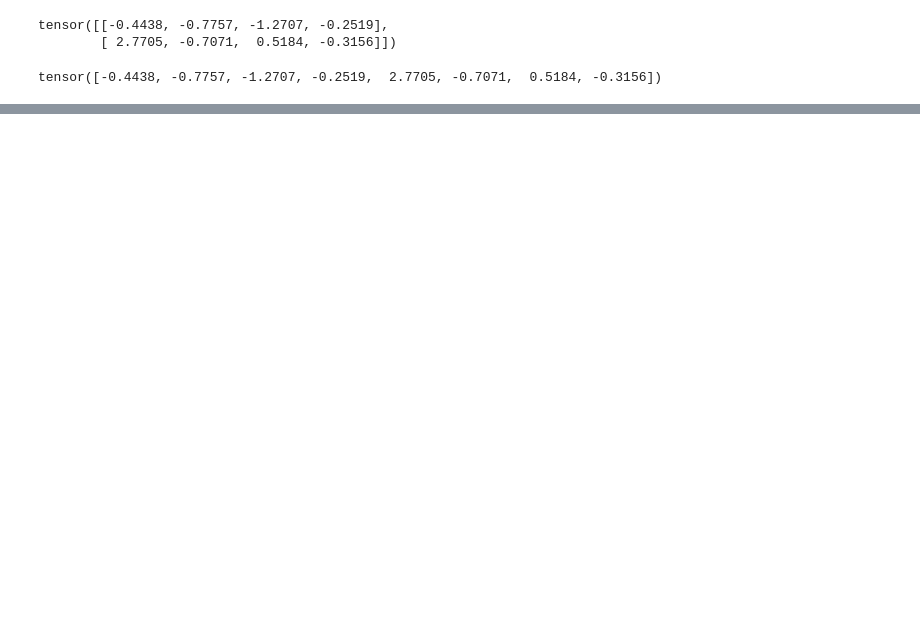
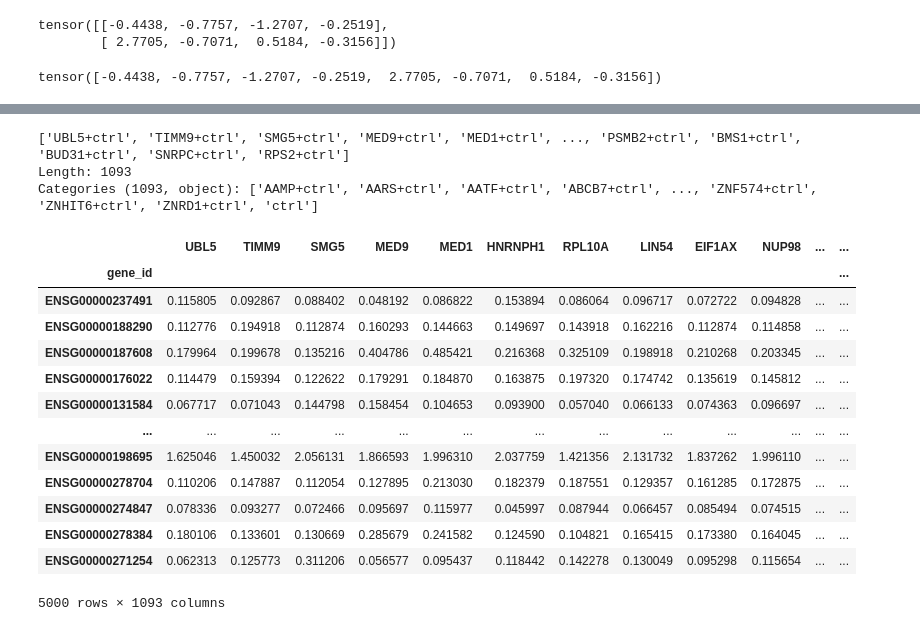
Before and after one commit to synthetic-tensors/caduceus, a Jupyter notebook: crispr_data_wrangling.ipynb, the cells around one changed output, grey strips where cells are left out. Saved outputs shown, nothing was run; the diff lists cells and outputs as text; code cells hidden in the pictures; blank space fills up the shorter version.

```diff
--- a/crispr_data_wrangling.ipynb
+++ b/crispr_data_wrangling.ipynb
@@ -929,0 +970,6 @@ plt.hist(laf)
+# %%
+gears_rep.obs.condition.unique()
+# %% [output]
+['UBL5+ctrl', 'TIMM9+ctrl', 'SMG5+ctrl', 'MED9+ctrl', 'MED1+ctrl', ..., 'PSMB2+ctrl', 'BMS1+ctrl', 'BUD31+ctrl', 'SNRPC+ctrl', 'RPS2+ctrl']
+Length: 1093
+Categories (1093, object): ['AAMP+ctrl', 'AARS+ctrl', 'AATF+ctrl', 'ABCB7+ctrl', ..., 'ZNF574+ctrl', 'ZNHIT6+ctrl', 'ZNRD1+ctrl', 'ctrl']
@@ -929,0 +984,17 @@ plt.hist(laf)
+# %%
+gears_df
+# %% [output]
+|  | UBL5 | TIMM9 | SMG5 | MED9 | MED1 | HNRNPH1 | RPL10A | LIN54 | EIF1AX | NUP98 | ... | ... |
+| gene_id |  |  |  |  |  |  |  |  |  |  |  | ... |
+| ENSG00000237491 | 0.115805 | 0.092867 | 0.088402 | 0.048192 | 0.086822 | 0.153894 | 0.086064 | 0.096717 | 0.072722 | 0.094828 | ... | ... |
+| ENSG00000188290 | 0.112776 | 0.194918 | 0.112874 | 0.160293 | 0.144663 | 0.149697 | 0.143918 | 0.162216 | 0.112874 | 0.114858 | ... | ... |
+| ENSG00000187608 | 0.179964 | 0.199678 | 0.135216 | 0.404786 | 0.485421 | 0.216368 | 0.325109 | 0.198918 | 0.210268 | 0.203345 | ... | ... |
+| ENSG00000176022 | 0.114479 | 0.159394 | 0.122622 | 0.179291 | 0.184870 | 0.163875 | 0.197320 | 0.174742 | 0.135619 | 0.145812 | ... | ... |
+| ENSG00000131584 | 0.067717 | 0.071043 | 0.144798 | 0.158454 | 0.104653 | 0.093900 | 0.057040 | 0.066133 | 0.074363 | 0.096697 | ... | ... |
+| ... | ... | ... | ... | ... | ... | ... | ... | ... | ... | ... | ... | ... |
+| ENSG00000198695 | 1.625046 | 1.450032 | 2.056131 | 1.866593 | 1.996310 | 2.037759 | 1.421356 | 2.131732 | 1.837262 | 1.996110 | ... | ... |
+| ENSG00000278704 | 0.110206 | 0.147887 | 0.112054 | 0.127895 | 0.213030 | 0.182379 | 0.187551 | 0.129357 | 0.161285 | 0.172875 | ... | ... |
+| ENSG00000274847 | 0.078336 | 0.093277 | 0.072466 | 0.095697 | 0.115977 | 0.045997 | 0.087944 | 0.066457 | 0.085494 | 0.074515 | ... | ... |
+| ENSG00000278384 | 0.180106 | 0.133601 | 0.130669 | 0.285679 | 0.241582 | 0.124590 | 0.104821 | 0.165415 | 0.173380 | 0.164045 | ... | ... |
+| ENSG00000271254 | 0.062313 | 0.125773 | 0.311206 | 0.056577 | 0.095437 | 0.118442 | 0.142278 | 0.130049 | 0.095298 | 0.115654 | ... | ... |
+5000 rows × 1093 columns
```
Also changed, not shown: parts of 39 cells of this notebook, 3 other files.
